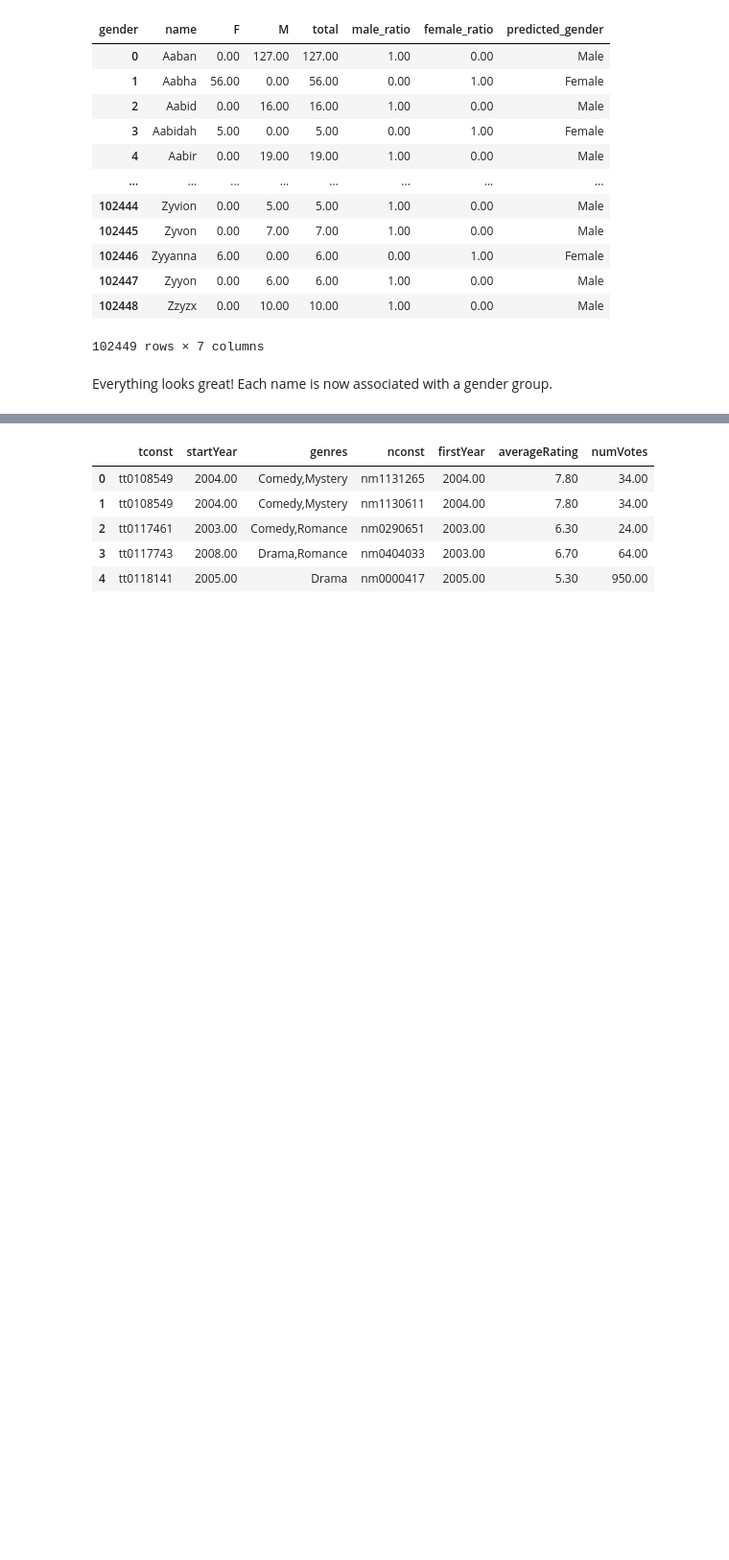
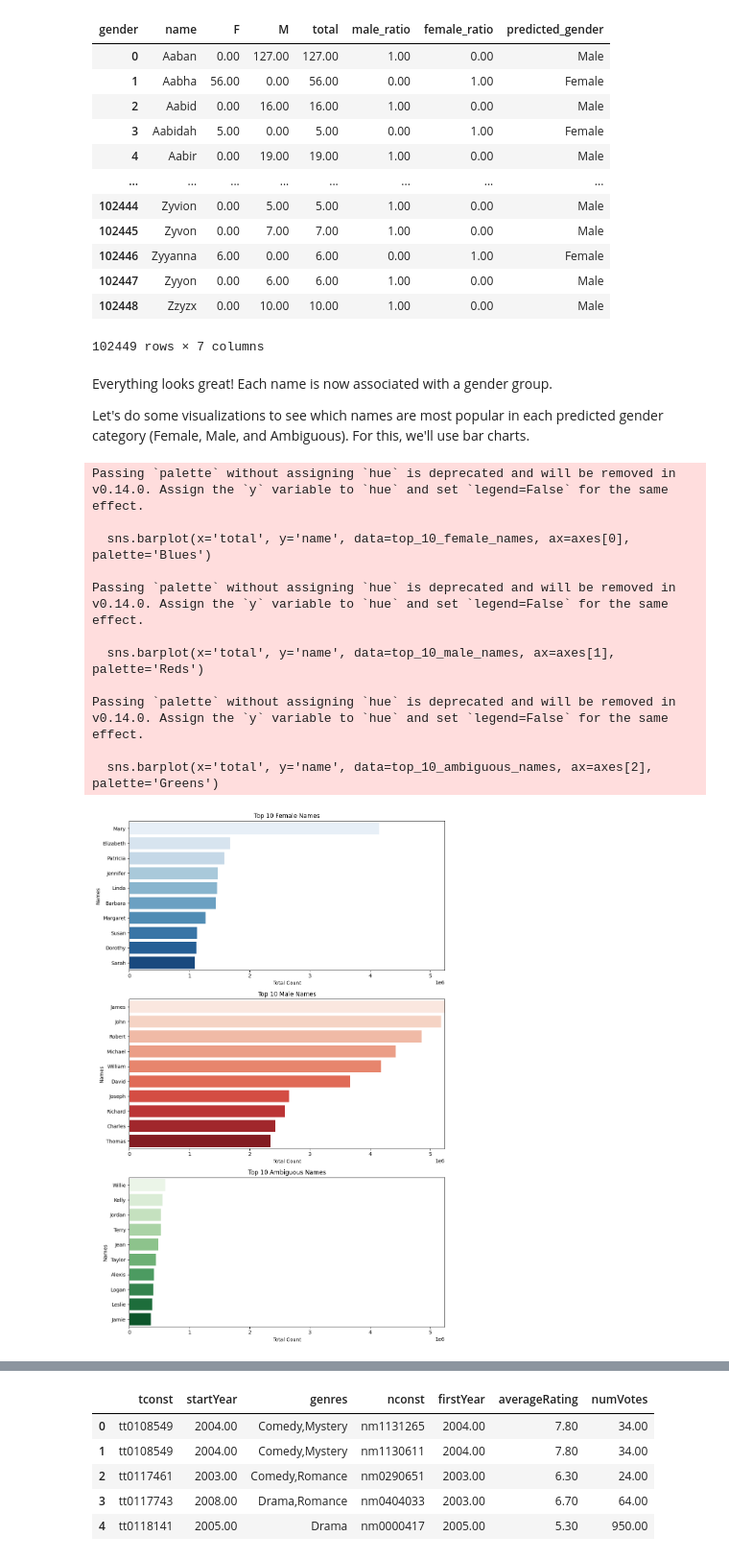
Before and after one commit to nhunguyen0901/SocialNetworks_CareerLongevity, a Jupyter notebook: Phase_3_Predicting_Director_Gender.ipynb, the cells around one changed output, grey strips where cells are left out. Shown at 96% size. Saved outputs shown, nothing was run; the diff lists cells and outputs as text; code cells hidden in the pictures; blank space fills up the shorter version.

Commit message:
update gender prediction notebook

```diff
--- a/Phase_3_Predicting_Director_Gender.ipynb
+++ b/Phase_3_Predicting_Director_Gender.ipynb
@@ -355,6 +357,57 @@ name_gender_counts
 102449 rows × 7 columns
 # %% [markdown]
 Everything looks great! Each name is now associated with a gender group.
+
+Let's do some visualizations to see which names are most popular in each predicted gender category (Female, Male, and Ambiguous). For this, we'll use bar charts.
+# %%
+# Filter and select the top 10 names for each predicted gender category
+top_10_female_names = name_gender_counts[name_gender_counts['predicted_gender'] == 'Female'].nlargest(10, 'total')
+top_10_male_names = name_gender_counts[name_gender_counts['predicted_gender'] == 'Male'].nlargest(10, 'total')
+top_10_ambiguous_names = name_gender_counts[name_gender_counts['predicted_gender'] == 'Ambiguous'].nlargest(10, 'total')
+
+# Determine the maximum value for the x-axis across all categories
+max_total = max(top_10_female_names['total'].max(), top_10_male_names['total'].max(), top_10_ambiguous_names['total'].max())
+
+# Visualize the data using bar charts for each category with uniform x-axis scales
+fig, axes = plt.subplots(3, 1, figsize=(10, 15))
+
+# Female Names
+sns.barplot(x='total', y='name', data=top_10_female_names, ax=axes[0], palette='Blues')
+axes[0].set_title('Top 10 Female Names')
+axes[0].set_xlabel('Total Count')
+axes[0].set_ylabel('Names')
+axes[0].set_xlim(0, max_total)  # Set uniform x-axis limit
+
+# Male Names
+sns.barplot(x='total', y='name', data=top_10_male_names, ax=axes[1], palette='Reds')
+axes[1].set_title('Top 10 Male Names')
+axes[1].set_xlabel('Total Count')
+axes[1].set_ylabel('Names')
+axes[1].set_xlim(0, max_total)  # Set uniform x-axis limit
+
+# Ambiguous Names
+sns.barplot(x='total', y='name', data=top_10_ambiguous_names, ax=axes[2], palette='Greens')
+axes[2].set_title('Top 10 Ambiguous Names')
+axes[2].set_xlabel('Total Count')
+axes[2].set_ylabel('Names')
+axes[2].set_xlim(0, max_total)  # Set uniform x-axis limit
+
+# Adjust layout and show plot
+plt.tight_layout()
+plt.show()
+# %% [output]
+Passing `palette` without assigning `hue` is deprecated and will be removed in v0.14.0. Assign the `y` variable to `hue` and set `legend=False` for the same effect.
+
+  sns.barplot(x='total', y='name', data=top_10_female_names, ax=axes[0], palette='Blues')
+
+Passing `palette` without assigning `hue` is deprecated and will be removed in v0.14.0. Assign the `y` variable to `hue` and set `legend=False` for the same effect.
+
+  sns.barplot(x='total', y='name', data=top_10_male_names, ax=axes[1], palette='Reds')
+
+Passing `palette` without assigning `hue` is deprecated and will be removed in v0.14.0. Assign the `y` variable to `hue` and set `legend=False` for the same effect.
+
+  sns.barplot(x='total', y='name', data=top_10_ambiguous_names, ax=axes[2], palette='Greens')
+[figure, added]
 # %% [markdown]
 # Getting directors' first name
 
```
Also changed, not shown: parts of 12 cells of this notebook.
